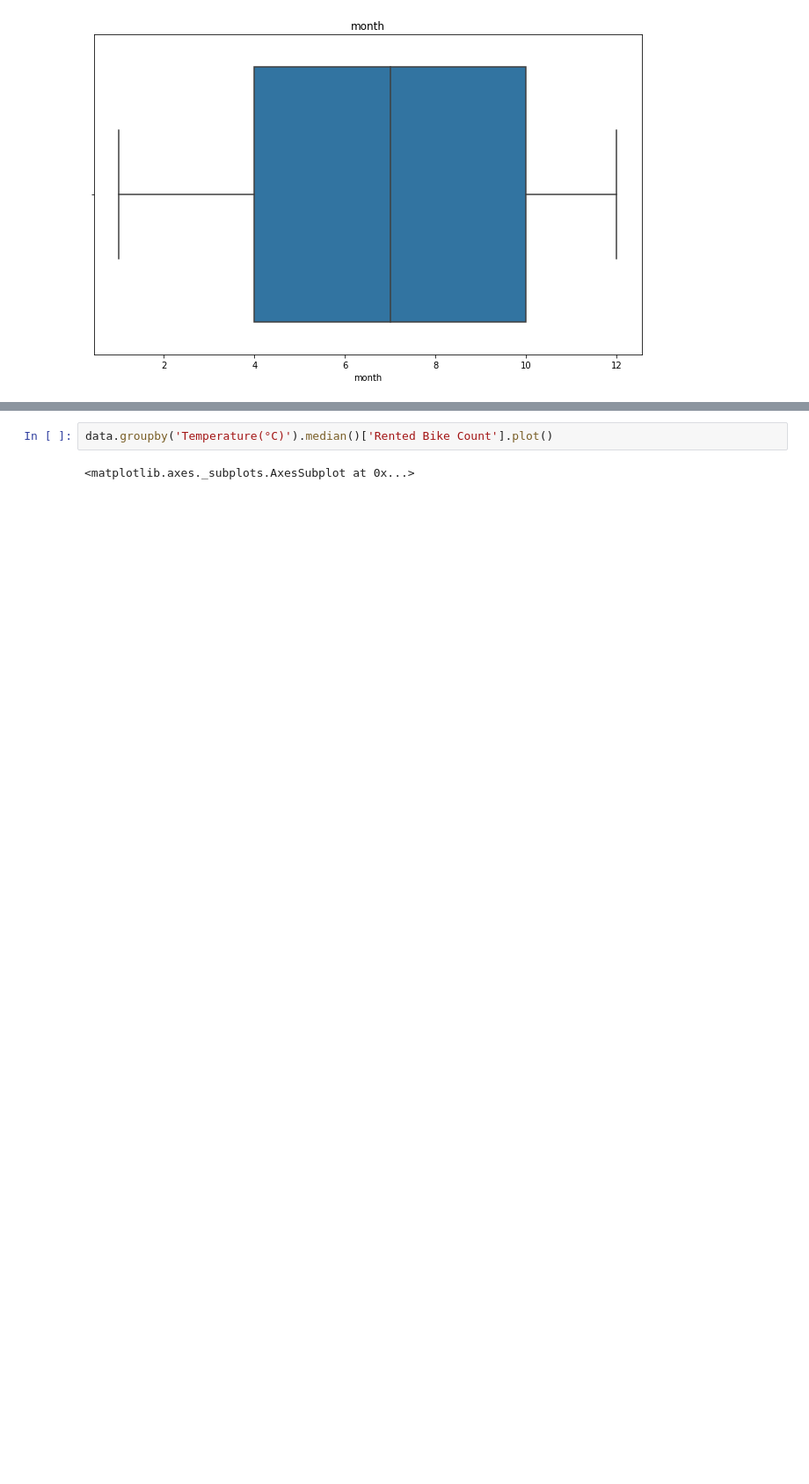
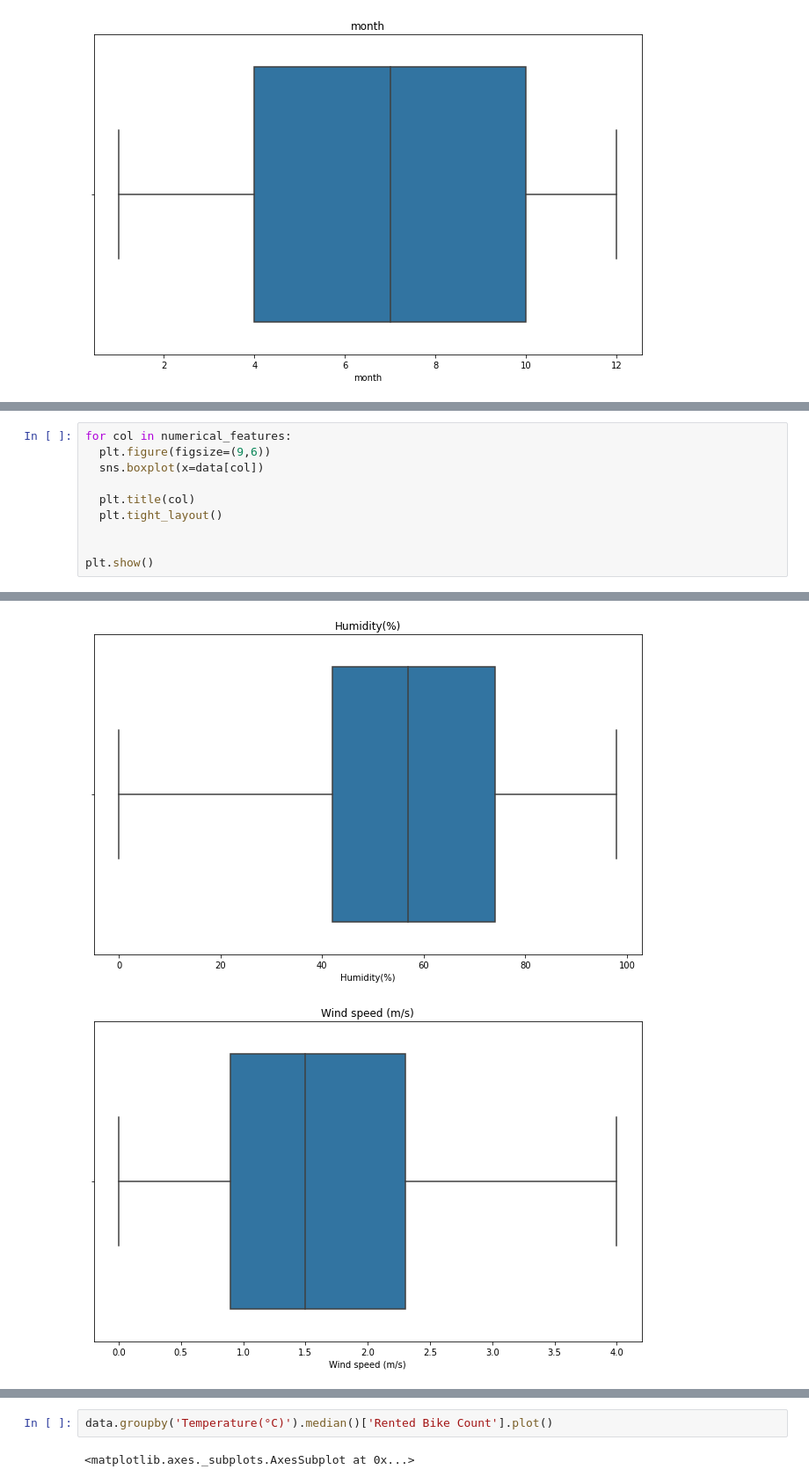
Before and after one commit to Shrez7961/Bike-Sharing-Demand-Prediction, a Jupyter notebook: Bike_Sharing_Demand_Prediction_Capstone_Project.ipynb, the cells around one changed output, grey strips where cells are left out. Shown: that part at 88% size. Drawn from its saved outputs; the diff is of its cells as text; blank space fills up the shorter version.

```diff
--- a/Bike_Sharing_Demand_Prediction_Capstone_Project.ipynb
+++ b/Bike_Sharing_Demand_Prediction_Capstone_Project.ipynb
@@ -174,0 +201,11 @@ plt.show()
+# %%
+for col in numerical_features:
+  plt.figure(figsize=(9,6))
+  sns.boxplot(x=data[col])
+
+  plt.title(col)
+  plt.tight_layout()
+
+
+plt.show()
+# %% [output]
@@ -174,0 +215,2 @@ plt.show()
+[figure, added]
+[figure, added]
```
Also changed, not shown: parts of 12 cells of this notebook.
